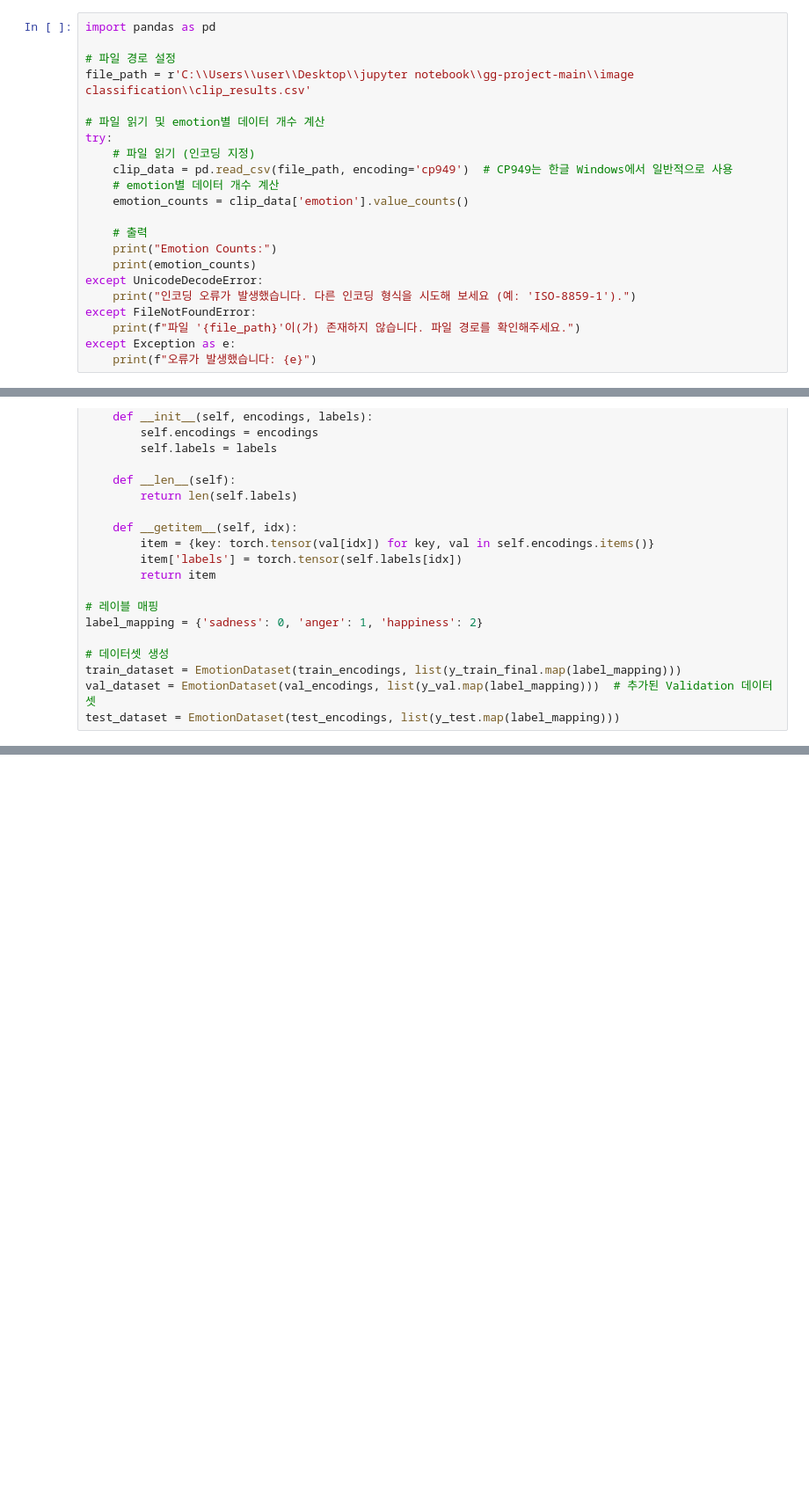
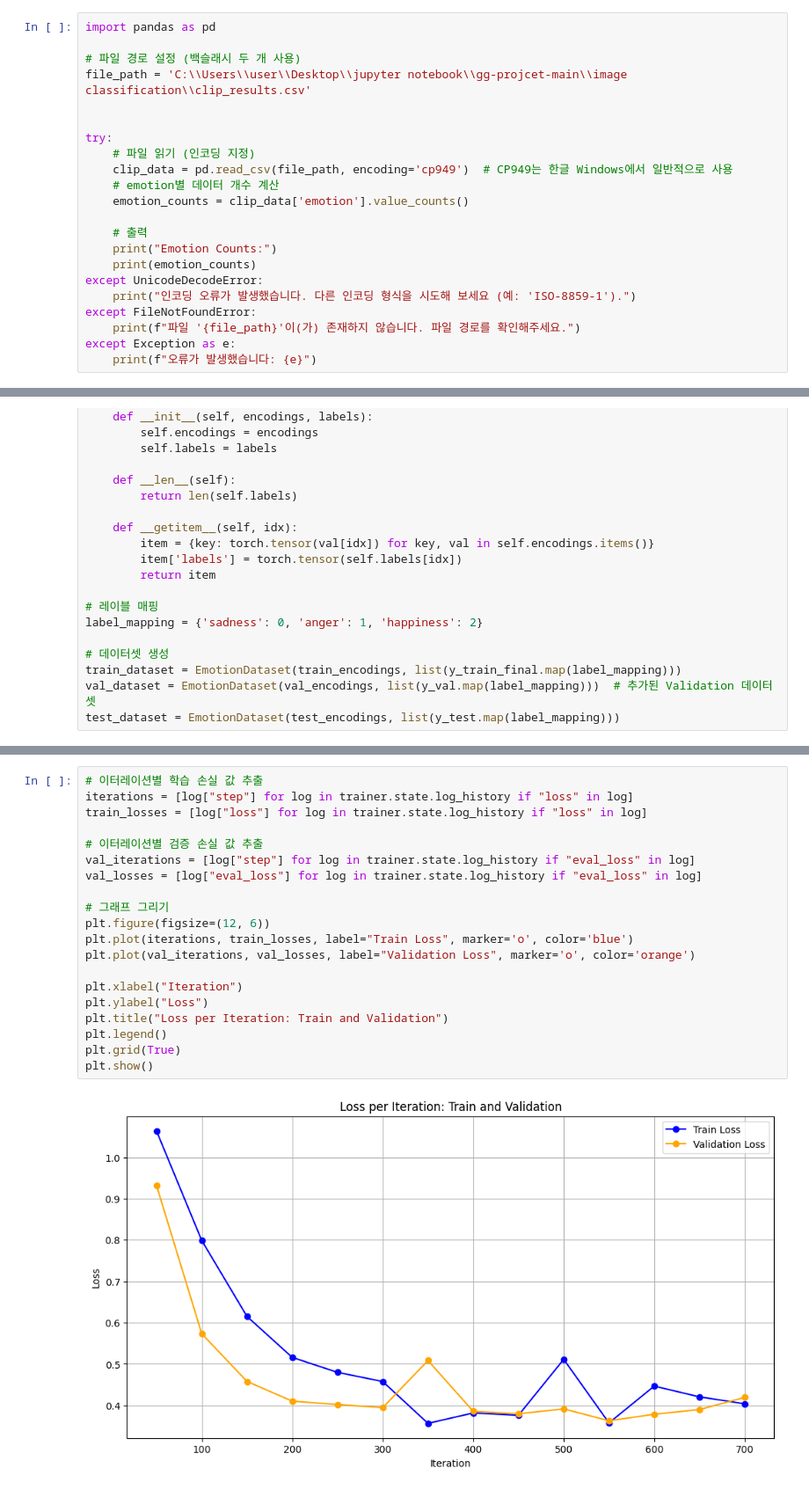
Before and after one commit to Seungyeopkang/Music-recommendations-from-images, a Jupyter notebook: image classification/tunning.ipynb, the cells around one changed output, grey strips where cells are left out. Shown at 88% size. Drawn from its saved outputs; the diff is of its cells as text; blank space fills up the shorter version.

```diff
--- a/image classification/tunning.ipynb
+++ b/image classification/tunning.ipynb
@@ -6,10 +6,10 @@ login(token="YOUR_HF_TOKEN")
 # %%
 import pandas as pd
 
-# 파일 경로 설정
-file_path = r'C:\\Users\\user\\Desktop\\jupyter notebook\\gg-project-main\\image classification\\clip_results.csv'
+# 파일 경로 설정 (백슬래시 두 개 사용)
+file_path = 'C:\\Users\\user\\Desktop\\jupyter notebook\\gg-projcet-main\\image classification\\clip_results.csv'
 
-# 파일 읽기 및 emotion별 데이터 개수 계산
+
 try:
     # 파일 읽기 (인코딩 지정)
     clip_data = pd.read_csv(file_path, encoding='cp949')  # CP949는 한글 Windows에서 일반적으로 사용
@@ -123,0 +328,22 @@ trainer.train()
+# %%
+# 이터레이션별 학습 손실 값 추출
+iterations = [log["step"] for log in trainer.state.log_history if "loss" in log]
+train_losses = [log["loss"] for log in trainer.state.log_history if "loss" in log]
+
+# 이터레이션별 검증 손실 값 추출
+val_iterations = [log["step"] for log in trainer.state.log_history if "eval_loss" in log]
+val_losses = [log["eval_loss"] for log in trainer.state.log_history if "eval_loss" in log]
+
+# 그래프 그리기
+plt.figure(figsize=(12, 6))
+plt.plot(iterations, train_losses, label="Train Loss", marker='o', color='blue')
+plt.plot(val_iterations, val_losses, label="Validation Loss", marker='o', color='orange')
+
+plt.xlabel("Iteration")
+plt.ylabel("Loss")
+plt.title("Loss per Iteration: Train and Validation")
+plt.legend()
+plt.grid(True)
+plt.show()
+# %% [output]
+[figure, added]
```
Also changed, not shown: parts of 9 cells of this notebook.
